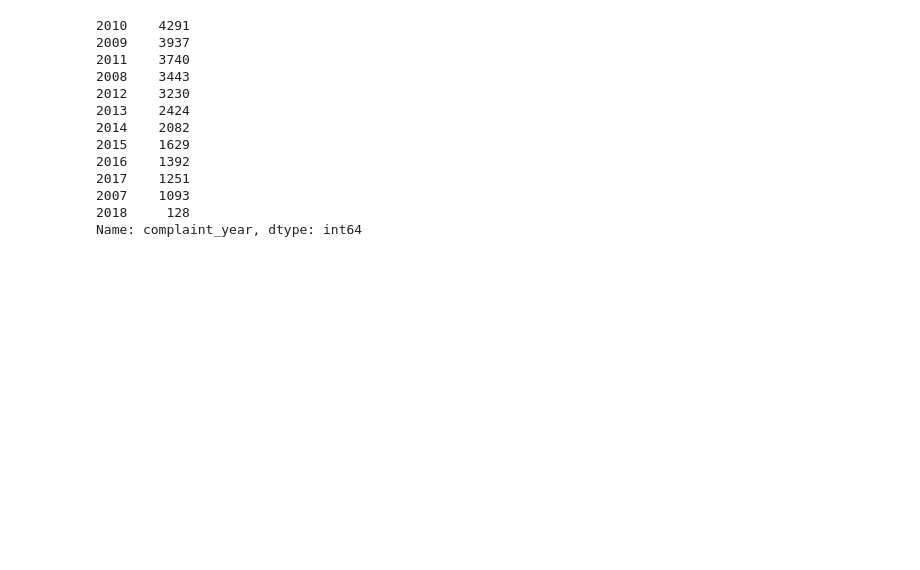
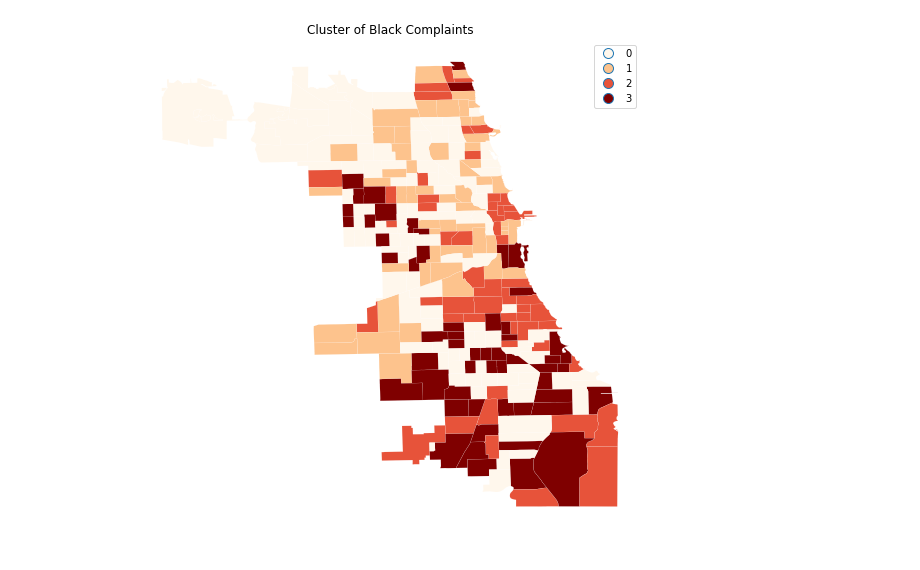
Before and after one commit to changuage/policecomplaints, a Jupyter notebook: Develop/notebooks/Map.ipynb, the cells around one changed output. Cells and saved outputs as stored; diff of their text form; code cells hidden in the pictures; blank space fills up the shorter version.

```diff
--- a/Develop/notebooks/Map.ipynb
+++ b/Develop/notebooks/Map.ipynb
@@ -22,19 +23,20 @@ complaints['complaint_date'] =  pd.to_datetime(complaints['complaint_date'], for
 complaints['complaint_year'] = complaints.complaint_date.dt.year
 # %%
 beats_gpd = gpd.read_file('policebeats.shp')
+beats_gpd['beat_num'] = pd.to_numeric(beats_gpd['beat_num'])
-# %%
-complaints['complaint_year'].value_counts()
-# %% [output]
-2010    4291
-2009    3937
-2011    3740
-2008    3443
-2012    3230
-2013    2424
-2014    2082
-2015    1629
-2016    1392
-2017    1251
-2007    1093
-2018     128
-Name: complaint_year, dtype: int64
+# %%
+race = complaints[['beat','race_of_complainant']].dropna()
+race_long = pd.get_dummies(race, columns = ['race_of_complainant'])
+race_long.rename(columns={'race_of_complainant_African American / Black':'Black',
+                          'race_of_complainant_American Indian or Alaskan Native':'AmerIndianAlaskan',
+                         'race_of_complainant_Asian or Pacific Islander':'Apia',
+                          'race_of_complainant_Hispanic':'Hispanic',
+                          'race_of_complainant_Unknown':'Unknown',
+                          'race_of_complainant_White':'White'
+                         }, inplace=True)
+race_long =race_long.groupby(['beat']).agg({'Black':[sum],'AmerIndianAlaskan':[sum],
+                                'Apia':[sum],'Hispanic':[sum],
+                                'Unknown':[sum],'White':[sum]})
+race_long.columns = race_long.columns.droplevel(1)
+race_long = race_long.reset_index()
+race_long['beat'] = pd.to_numeric(race_long['beat'])
@@ -40,0 +79,15 @@ Name: complaint_year, dtype: int64
+# %%
+total_beat =beats_gpd.merge(type_long, right_on='beat',left_on='beat_num', how ='left')
+total_beat = total_beat.merge(race_long,right_on='beat',left_on='beat_num', how ='left')
+#pd.merge(type_long,race_long,how='inner',on='beat',left_index=True)
+# %%
+black5 = ps.Quantiles(total_beat.Black, k=5)
+f, ax = plt.subplots(1, figsize=(9, 9))
+beats_gpd.assign(cl=black5.yb).plot(column='cl', categorical=True, \
+        k=10, cmap='OrRd', linewidth=0.1, ax=ax, \
+        edgecolor='white', legend=True)
+ax.set_axis_off()
+plt.title("Cluster of Black Complaints")
+plt.show()
+# %% [output]
+[figure, added]
```
Also changed, not shown: parts of 6 cells of this notebook, 7 other files.
